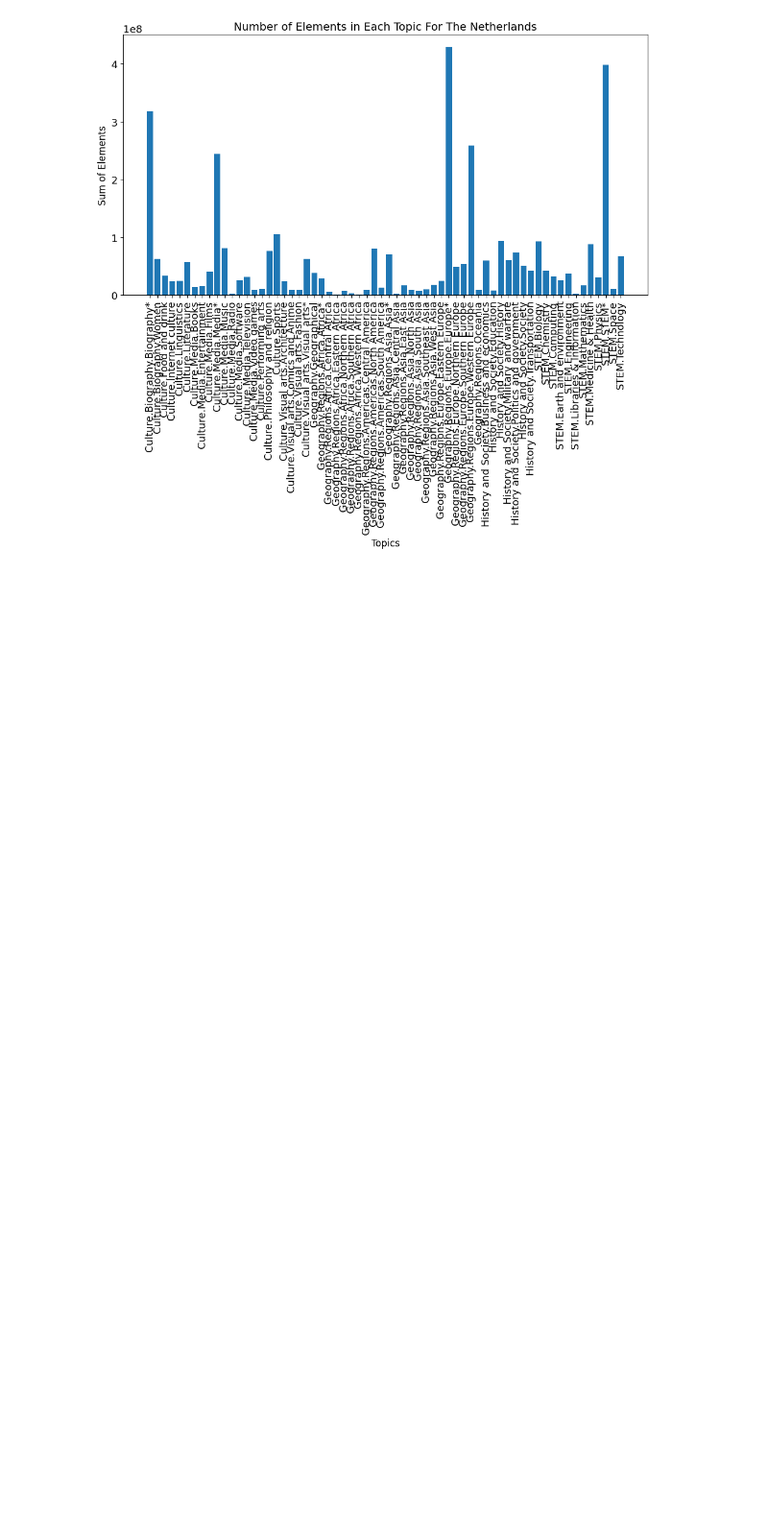
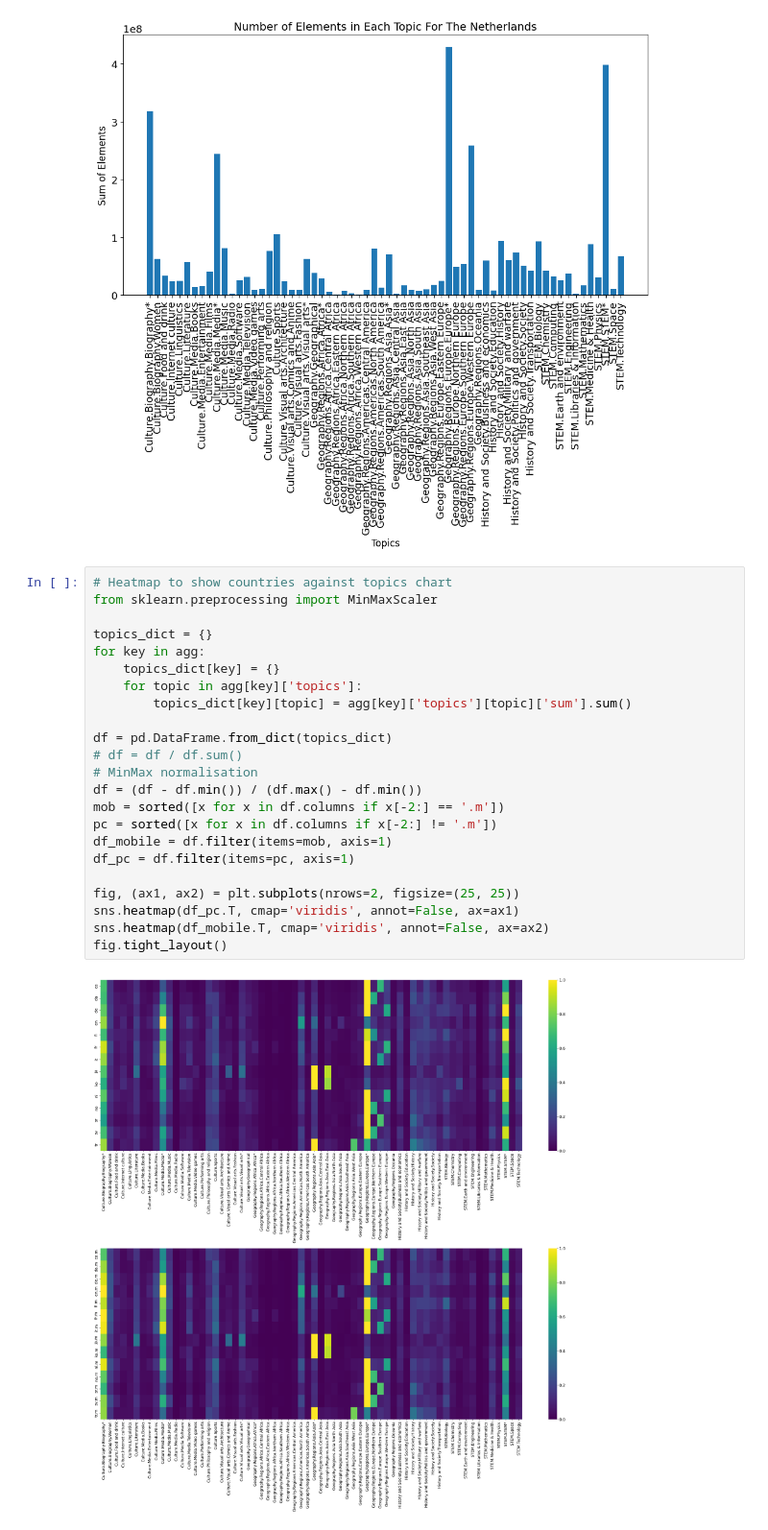
Before and after one commit to epfl-ada/ada-2023-project-rablashijupa, a Jupyter notebook: analyses/project.ipynb, the cells around one changed output. Shown at 96% size. Cells and saved outputs as stored; diff of their text form; blank space fills up the shorter version.

```diff
--- a/analyses/project.ipynb
+++ b/analyses/project.ipynb
@@ -208,3 +181,28 @@ plt.show()
 # %% [output]
 [('Culture.Biography.Biography*', 318124933), ('Culture.Biography.Women', 63147129), ('Culture.Food and drink', 33752051), ('Culture.Internet culture', 24007855), ('Culture.Linguistics', 24851190), (' ...
 [figure]
+# %%
+# Heatmap to show countries against topics chart
+from sklearn.preprocessing import MinMaxScaler
+
+topics_dict = {}
+for key in agg:
+    topics_dict[key] = {}
+    for topic in agg[key]['topics']:
+        topics_dict[key][topic] = agg[key]['topics'][topic]['sum'].sum()
+
+df = pd.DataFrame.from_dict(topics_dict)
+# df = df / df.sum()
+# MinMax normalisation
+df = (df - df.min()) / (df.max() - df.min())
+mob = sorted([x for x in df.columns if x[-2:] == '.m'])
+pc = sorted([x for x in df.columns if x[-2:] != '.m'])
+df_mobile = df.filter(items=mob, axis=1)
+df_pc = df.filter(items=pc, axis=1)
+
+fig, (ax1, ax2) = plt.subplots(nrows=2, figsize=(25, 25))
+sns.heatmap(df_pc.T, cmap='viridis', annot=False, ax=ax1)
+sns.heatmap(df_mobile.T, cmap='viridis', annot=False, ax=ax2)
+fig.tight_layout()
+# %% [output]
+[figure, added]
```
Also changed, not shown: parts of 8 cells of this notebook.
